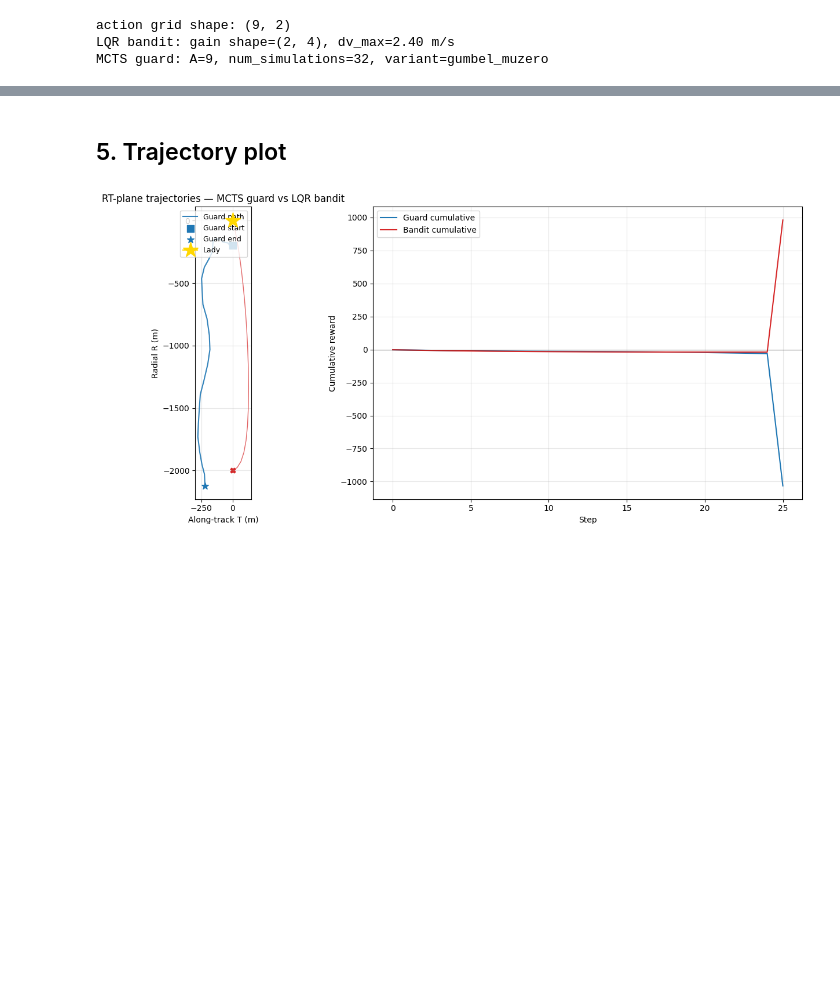
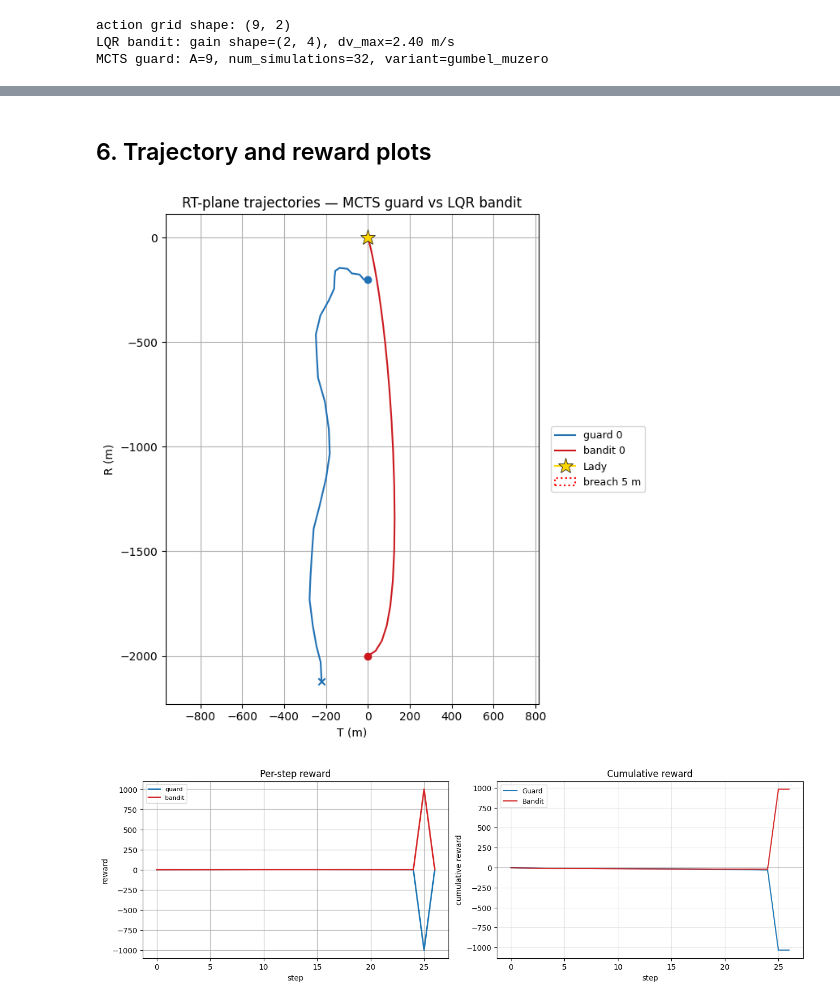
Before and after one commit to sisl/OrbitalGym, a Jupyter notebook: examples/lbg_ring_intercept.ipynb, the cells around one changed output, grey strips where cells are left out. Drawn from its saved outputs; the diff is of its cells as text; code cells hidden in the pictures; blank space fills up the shorter version.

```diff
--- a/examples/lbg_ring_intercept.ipynb
+++ b/examples/lbg_ring_intercept.ipynb
@@ -61,0 +95,15 @@ The autoreload extension is already loaded. To reload it, use:
+# %%
+# Cold-gas thruster preset. Both sides identical; the env's `_FleetParams`
+# pytree carries dry_mass / Isp / max_thrust as JAX scalars per side, so
+# the dynamics step can vmap impulsive Δv with rocket-equation mass loss.
+COLD_GAS_GUARD = VehicleParamsSpec(
+    dry_mass_kg=12.0,
+    isp_s=65.0,
+    max_thrust_n=3.6,
+)
+COLD_GAS_BANDIT = VehicleParamsSpec(
+    dry_mass_kg=12.0,
+    isp_s=65.0,
+    max_thrust_n=3.6,
+)
+PROPELLANT_KG = 3.0  # initial GN₂ load — sampled into state via ConstantMass below
@@ -232,33 +621,48 @@ Bandit cum reward: 981.2
 Final propellant — guard:   1.652 kg
 Final propellant — bandits: [2.27043128] kg
 # %% [markdown]
-## 5. Trajectory plot
+## 6. Trajectory and reward plots
 # %%
-traj_g = np.stack([np.asarray(s.guards.rt[:, :2]) for s in states_demo])
-traj_b = np.stack([np.asarray(s.bandits.rt[:, :2]) for s in states_demo])
+from orbital_game.viz import plot_rollout_panels, plot_rollout_rewards
+from orbital_game.viz.summaries import plot_reward_curve
 
-fig, axes = plt.subplots(1, 2, figsize=(14, 6))
+# Trajectory: use the package helper. For RT-only scenarios it lays out a
+# single RT panel; ax is recovered from `fig.axes[0]` and decorated with
+# scenario-specific overlays (Lady, breach radius). Side coloring (blues
+# vs reds) and endpoint markers are handled inside plot_rollout_panels.
+fig_traj = plot_rollout_panels(traj_demo, fig=plt.figure(figsize=(7, 7)))
+ax_rt = fig_traj.axes[0]
+ax_rt.plot(0, 0, marker='*', color='gold', markersize=14,
+           markeredgecolor='black', markeredgewidth=0.5, label='Lady', zorder=5)
+ax_rt.add_patch(plt.Circle((0, 0), params.breach_radius_m, fill=False,
+                           color='red', linestyle=':', linewidth=1.5,
+                           label=f'breach {params.breach_radius_m:.0f} m'))
+ax_rt.set_title('RT-plane trajectories — MCTS guard vs LQR bandit')
+# Replace the helper's inline legend with one anchored outside the axes
+# so it doesn't sit on top of the trajectory.
+existing = ax_rt.get_legend()
+if existing is not None:
+    existing.remove()
+ax_rt.legend(loc='center left', bbox_to_anchor=(1.02, 0.5), fontsize=9, frameon=True)
+fig_traj.tight_layout()
+plt.show()
 
-ax = axes[0]
-for i in range(traj_b.shape[1]):
-    ax.plot(traj_b[:, i, 1], traj_b[:, i, 0], 'C3-', alpha=0.7, lw=1.0)
-    ax.scatter(traj_b[0, i, 1], traj_b[0, i, 0], s=40, c='C3', marker='X')
-    ax.scatter(traj_b[-1, i, 1], traj_b[-1, i, 0], s=40, c='C3', marker='o', edgecolors='k')
-ax.plot(traj_g[:, 0, 1], traj_g[:, 0, 0], 'C0-', alpha=0.9, lw=1.5, label='Guard path')
-ax.scatter(traj_g[0, 0, 1], traj_g[0, 0, 0], s=80, c='C0', marker='s', label='Guard start')
-ax.scatter(traj_g[-1, 0, 1], traj_g[-1, 0, 0], s=80, c='C0', marker='*', label='Guard end')
-ax.plot(0, 0, marker='*', color='gold', markersize=20, zorder=10, label='Lady')
-ax.add_patch(plt.Circle((0, 0), params.breach_radius_m, fill=False, color='red', linestyle=':'))
-ax.set_xlabel('Along-track T (m)'); ax.set_ylabel('Radial R (m)')
-ax.set_title('RT-plane trajectories — MCTS guard vs LQR bandit')
-ax.set_aspect('equal'); ax.legend(loc='upper right', fontsize=9); ax.grid(alpha=0.3)
+# Reward curves — per-step from plot_rollout_rewards, cumulative from
+# plot_reward_curve(np.cumsum(...)). The cumulative plot is what makes
+# the breach event visually obvious.
+fig_rew, axes = plt.subplots(1, 2, figsize=(13, 4), constrained_layout=True)
+plot_rollout_rewards(traj_demo, ax=axes[0])
+axes[0].set_title('Per-step reward')
 
-ax = axes[1]
-ax.plot(np.cumsum(rg), 'C0-', label='Guard cumulative')
-ax.plot(np.cumsum(rb), 'C3-', label='Bandit cumulative')
-ax.axhline(0, color='k', lw=0.5)
-ax.set_xlabel('Step'); ax.set_ylabel('Cumulative reward')
-ax.legend(); ax.grid(alpha=0.3)
-plt.tight_layout(); plt.show()
+axes[1].plot(jnp.cumsum(traj_demo.sides.guard.reward), color='tab:blue', label='Guard')
+axes[1].plot(jnp.cumsum(traj_demo.sides.bandit.reward), color='tab:red', label='Bandit')
+axes[1].axhline(0, color='k', linewidth=0.5)
+axes[1].set_xlabel('step')
+axes[1].set_ylabel('cumulative reward')
+axes[1].set_title('Cumulative reward')
+axes[1].grid(True, alpha=0.3)
+axes[1].legend(loc='best', fontsize=9)
+plt.show()
 # %% [output]
-[figure, old version]
+[figure, new version]
+[figure, added]
```
Also changed, not shown: parts of 26 cells of this notebook, 4 other files.
